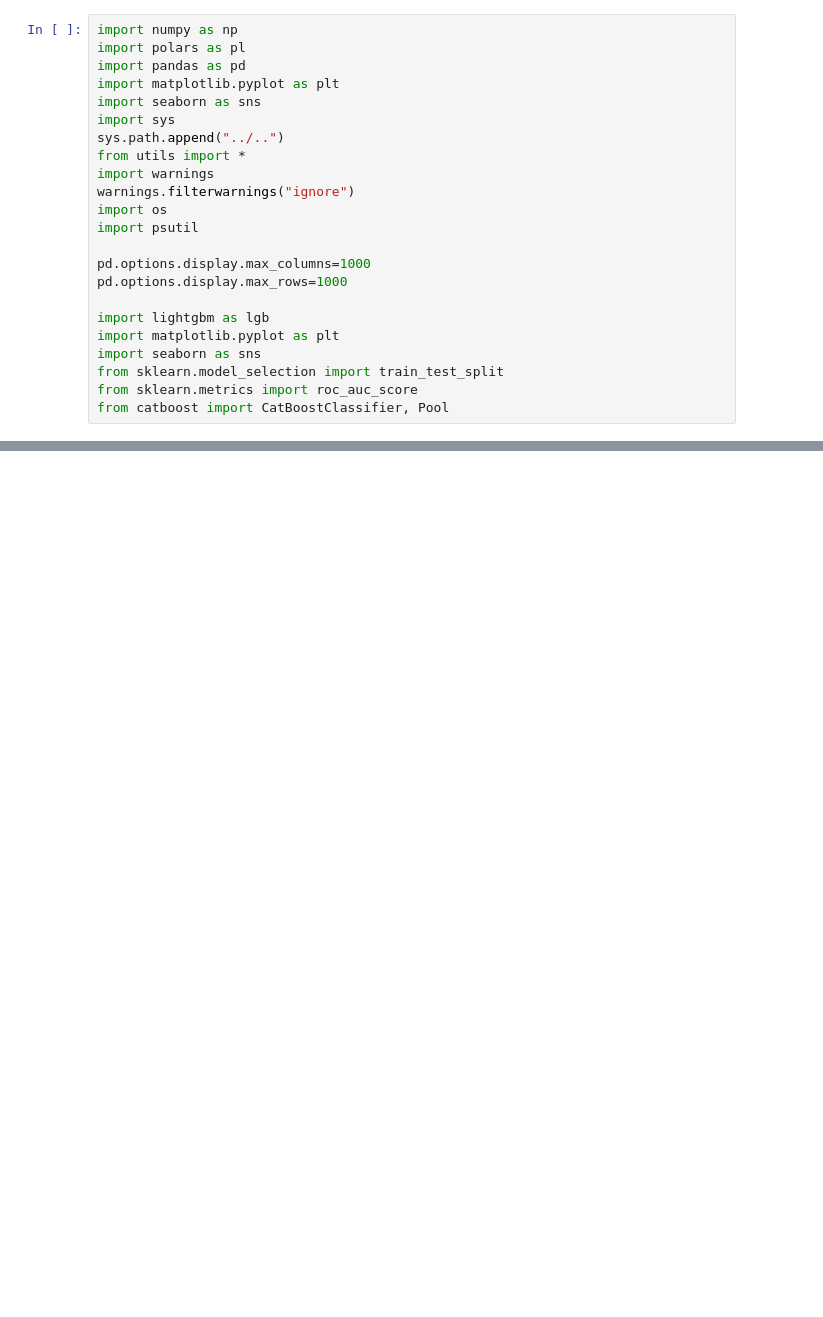
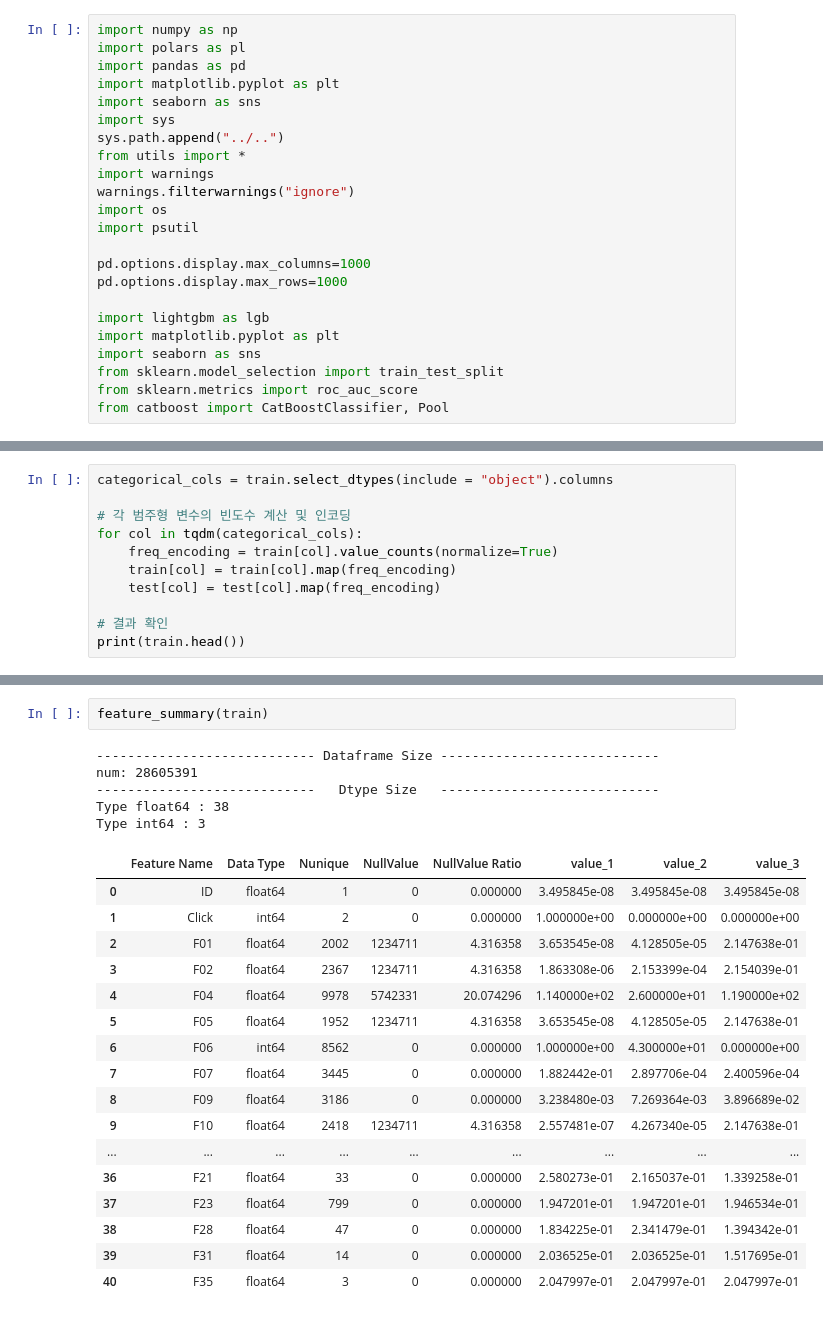
Before and after one commit to Hyeon-kki/DACON, a Jupyter notebook: Click_predict/Model/LGBM_Experiment/labelEncodeing_Experiment.ipynb, the cells around one changed output, grey strips where cells are left out. Cells and saved outputs as stored; diff of their text form; blank space fills up the shorter version.

Commit message:
labelEncoding

```diff
--- a/Click_predict/Model/LGBM_Experiment/labelEncodeing_Experiment.ipynb
+++ b/Click_predict/Model/LGBM_Experiment/labelEncodeing_Experiment.ipynb
@@ -29,0 +54,11 @@ Error:
+# %%
+categorical_cols = train.select_dtypes(include = "object").columns
+
+# 각 범주형 변수의 빈도수 계산 및 인코딩
+for col in tqdm(categorical_cols):
+    freq_encoding = train[col].value_counts(normalize=True)
+    train[col] = train[col].map(freq_encoding)
+    test[col] = test[col].map(freq_encoding)
+
+# 결과 확인
+print(train.head())
@@ -29,0 +83,25 @@ Error:
+# %%
+feature_summary(train)
+# %% [output]
+---------------------------- Dataframe Size ----------------------------
+num: 28605391
+----------------------------   Dtype Size   ----------------------------
+Type float64 : 38
+Type int64 : 3
+|  | Feature Name | Data Type | Nunique | NullValue | NullValue Ratio | value_1 | value_2 | value_3 |
+| 0 | ID | float64 | 1 | 0 | 0.000000 | 3.495845e-08 | 3.495845e-08 | 3.495845e-08 |
+| 1 | Click | int64 | 2 | 0 | 0.000000 | 1.000000e+00 | 0.000000e+00 | 0.000000e+00 |
+| 2 | F01 | float64 | 2002 | 1234711 | 4.316358 | 3.653545e-08 | 4.128505e-05 | 2.147638e-01 |
+| 3 | F02 | float64 | 2367 | 1234711 | 4.316358 | 1.863308e-06 | 2.153399e-04 | 2.154039e-01 |
+| 4 | F04 | float64 | 9978 | 5742331 | 20.074296 | 1.140000e+02 | 2.600000e+01 | 1.190000e+02 |
+| 5 | F05 | float64 | 1952 | 1234711 | 4.316358 | 3.653545e-08 | 4.128505e-05 | 2.147638e-01 |
+| 6 | F06 | int64 | 8562 | 0 | 0.000000 | 1.000000e+00 | 4.300000e+01 | 0.000000e+00 |
+| 7 | F07 | float64 | 3445 | 0 | 0.000000 | 1.882442e-01 | 2.897706e-04 | 2.400596e-04 |
+| 8 | F09 | float64 | 3186 | 0 | 0.000000 | 3.238480e-03 | 7.269364e-03 | 3.896689e-02 |
+| 9 | F10 | float64 | 2418 | 1234711 | 4.316358 | 2.557481e-07 | 4.267340e-05 | 2.147638e-01 |
+| ... | ... | ... | ... | ... | ... | ... | ... | ... |
+| 36 | F21 | float64 | 33 | 0 | 0.000000 | 2.580273e-01 | 2.165037e-01 | 1.339258e-01 |
+| 37 | F23 | float64 | 799 | 0 | 0.000000 | 1.947201e-01 | 1.947201e-01 | 1.946534e-01 |
+| 38 | F28 | float64 | 47 | 0 | 0.000000 | 1.834225e-01 | 2.341479e-01 | 1.394342e-01 |
+| 39 | F31 | float64 | 14 | 0 | 0.000000 | 2.036525e-01 | 2.036525e-01 | 1.517695e-01 |
+| 40 | F35 | float64 | 3 | 0 | 0.000000 | 2.047997e-01 | 2.047997e-01 | 2.047997e-01 |
```
Also changed, not shown: parts of 9 cells of this notebook, 3 other files.
